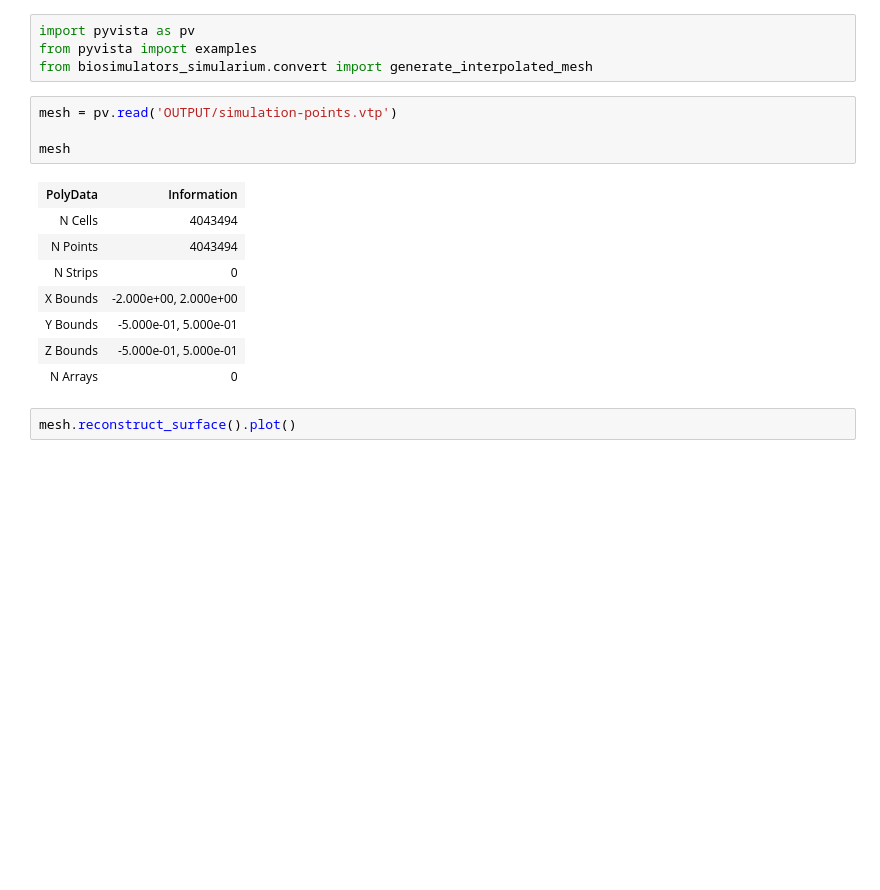
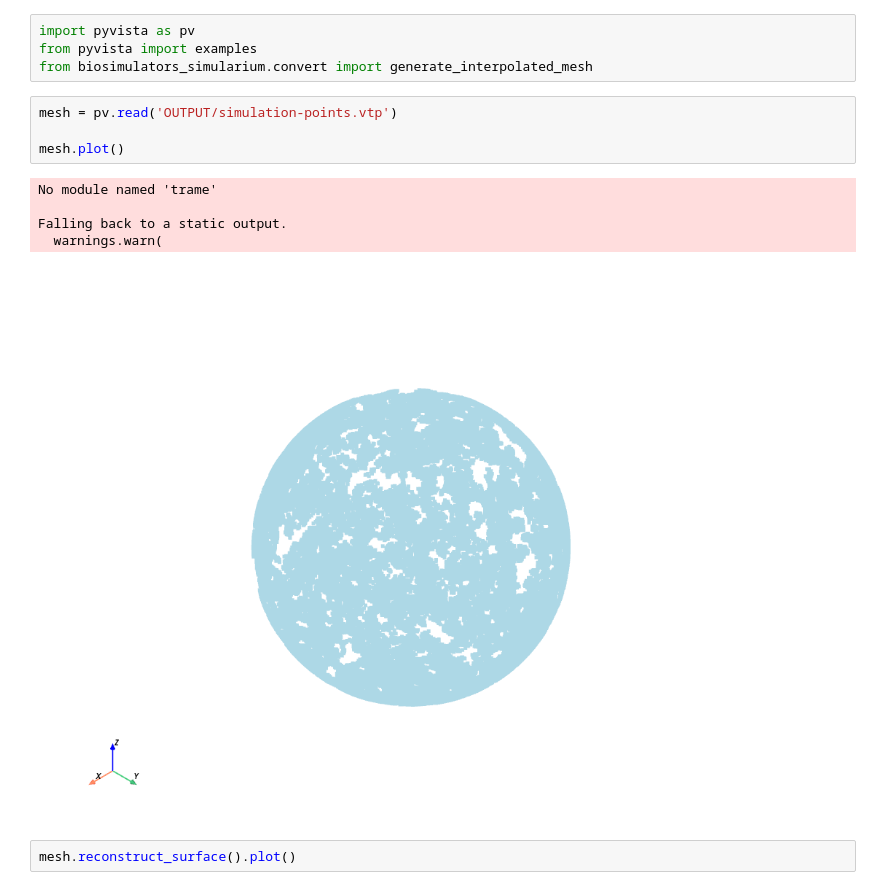
Before and after one commit to biosimulators/Biosimulators_simularium, a Jupyter notebook: biosimulators_simularium/viz.ipynb, the cells around one changed output. Saved outputs shown, nothing was run; the diff lists cells and outputs as text; blank space fills up the shorter version.

```diff
--- a/biosimulators_simularium/viz.ipynb
+++ b/biosimulators_simularium/viz.ipynb
@@ -24,16 +24,13 @@ from biosimulators_simularium.convert import generate_interpolated_mesh
 # %%
 mesh = pv.read('OUTPUT/simulation-points.vtp')
 
-mesh
+mesh.plot()
 # %% [output]
-| PolyData | Information |
-| N Cells | 4043494 |
-| N Points | 4043494 |
-| N Strips | 0 |
-| X Bounds | -2.000e+00, 2.000e+00 |
-| Y Bounds | -5.000e-01, 5.000e-01 |
-| Z Bounds | -5.000e-01, 5.000e-01 |
-| N Arrays | 0 |
+No module named 'trame'
+
+Falling back to a static output.
+  warnings.warn(
+[figure, added]
 # %%
 mesh.reconstruct_surface().plot()
 # %%
```
Also changed, not shown: parts of 13 cells of this notebook, 8 other files.
